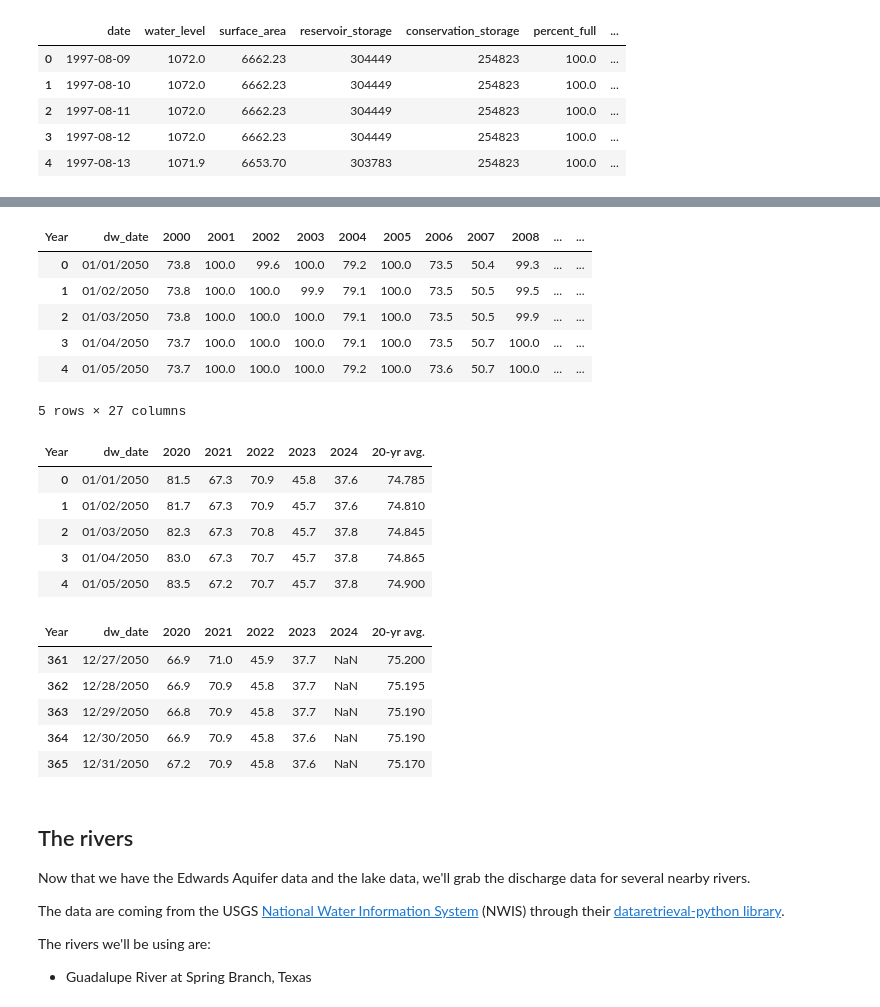
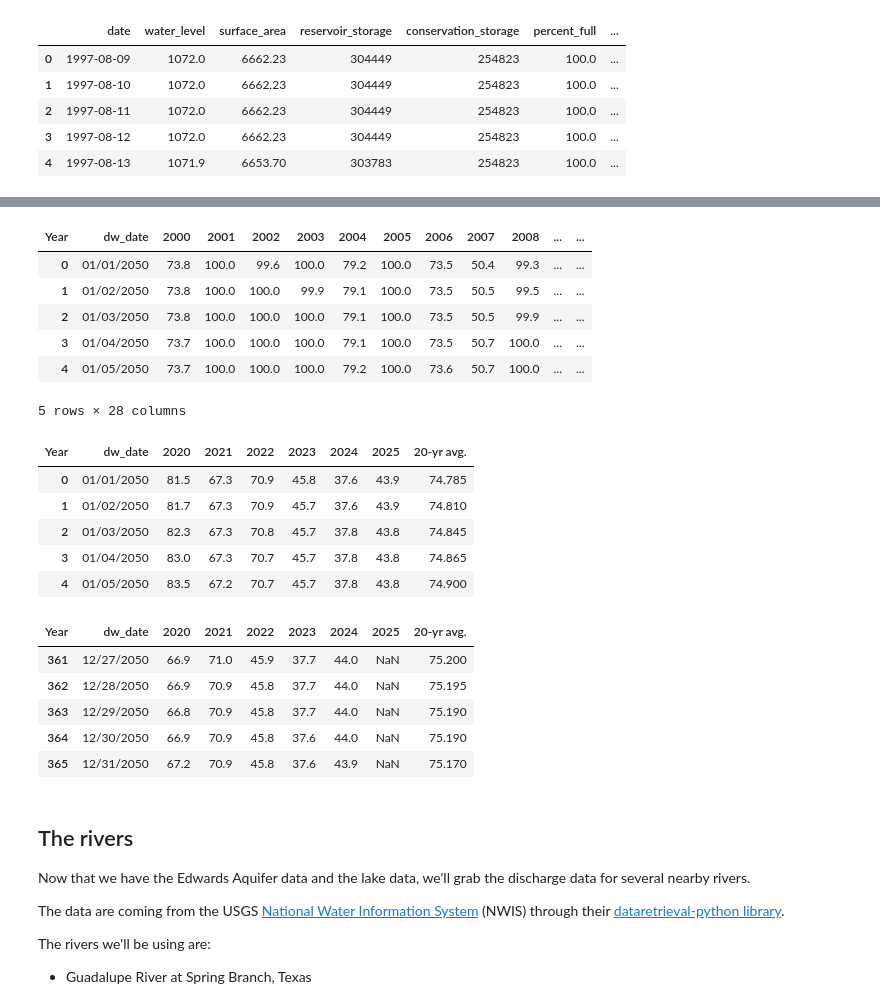
Before and after one commit to Houston-Chronicle/sa-water-levels, a Jupyter notebook: notebooks/collect-data.ipynb, the cells around one changed output, grey strips where cells are left out. Cells and saved outputs as stored; diff of their text form; code cells hidden in the pictures.

```diff
--- a/notebooks/collect-data.ipynb
+++ b/notebooks/collect-data.ipynb
@@ -26,5 +31,16 @@ import pandas as pd
 # We use this library to streamline the process of downloading data from the USGS
 import dataretrieval.nwis as nwis
+# %%
+#set up the s3 pipeline
+cp = configparser.ConfigParser(interpolation=None)
+cp.read('../.env')
+os.environ["AWS_ACCESS_KEY_ID"] = cp.get('s3', 'key_id')
+os.environ["AWS_SECRET_ACCESS_KEY"] = cp.get('s3', 'secret_key')
+s3 = boto3.resource('s3')
+
+bucket_str = 'sfc-project-files'
+datateam_str = 'tx-data'
+project_str = 'sa-water-levels'
 # %% [markdown]
 ## Edwards Aquifer water levels
 
@@ -277,31 +323,40 @@ display(canyon_lake_avg.tail())
 # %%
 travis_lake_full_data_df['20-yr avg.'] = travis_lake_full_data_df.iloc[:,1:21].mean(axis=1)
 travis_lake_avg = travis_lake_full_data_df.drop(labels=list(travis_lake_full_data_df.iloc[:,1:21].columns),axis=1)
 
-travis_lake_avg.to_csv('../output/aquifers/avg/travis_lake_data_avg.csv', index=False)
+travis_lake_avg_filename = 'travis_lake_data_avg.csv'
+travis_lake_avg.to_csv(f'../output/aquifers/avg/{travis_lake_avg_filename}', index=False)
+
+#send to s3 for auto updating
+csv_buffer = StringIO()
+travis_lake_avg.to_csv(csv_buffer)
+
+s3.Object(bucket_str, f'{datateam_str}/{project_str}/{travis_lake_avg_filename}').put(Body=csv_buffer.getvalue())
+
+#checkit
 display(travis_lake_full_data_df.head())
 display(travis_lake_avg.head())
 display(travis_lake_avg.tail())
 # %% [output]
 | Year | dw_date | 2000 | 2001 | 2002 | 2003 | 2004 | 2005 | 2006 | 2007 | 2008 | ... | ... |
 | 0 | 01/01/2050 | 73.8 | 100.0 | 99.6 | 100.0 | 79.2 | 100.0 | 73.5 | 50.4 | 99.3 | ... | ... |
 | 1 | 01/02/2050 | 73.8 | 100.0 | 100.0 | 99.9 | 79.1 | 100.0 | 73.5 | 50.5 | 99.5 | ... | ... |
 | 2 | 01/03/2050 | 73.8 | 100.0 | 100.0 | 100.0 | 79.1 | 100.0 | 73.5 | 50.5 | 99.9 | ... | ... |
 | 3 | 01/04/2050 | 73.7 | 100.0 | 100.0 | 100.0 | 79.1 | 100.0 | 73.5 | 50.7 | 100.0 | ... | ... |
 | 4 | 01/05/2050 | 73.7 | 100.0 | 100.0 | 100.0 | 79.2 | 100.0 | 73.6 | 50.7 | 100.0 | ... | ... |
-5 rows × 27 columns
+5 rows × 28 columns
-| Year | dw_date | 2020 | 2021 | 2022 | 2023 | 2024 | 20-yr avg. |
-| 0 | 01/01/2050 | 81.5 | 67.3 | 70.9 | 45.8 | 37.6 | 74.785 |
-| 1 | 01/02/2050 | 81.7 | 67.3 | 70.9 | 45.7 | 37.6 | 74.810 |
-| 2 | 01/03/2050 | 82.3 | 67.3 | 70.8 | 45.7 | 37.8 | 74.845 |
-| 3 | 01/04/2050 | 83.0 | 67.3 | 70.7 | 45.7 | 37.8 | 74.865 |
-| 4 | 01/05/2050 | 83.5 | 67.2 | 70.7 | 45.7 | 37.8 | 74.900 |
+| Year | dw_date | 2020 | 2021 | 2022 | 2023 | 2024 | 2025 | 20-yr avg. |
+| 0 | 01/01/2050 | 81.5 | 67.3 | 70.9 | 45.8 | 37.6 | 43.9 | 74.785 |
+| 1 | 01/02/2050 | 81.7 | 67.3 | 70.9 | 45.7 | 37.6 | 43.9 | 74.810 |
+| 2 | 01/03/2050 | 82.3 | 67.3 | 70.8 | 45.7 | 37.8 | 43.8 | 74.845 |
+| 3 | 01/04/2050 | 83.0 | 67.3 | 70.7 | 45.7 | 37.8 | 43.8 | 74.865 |
+| 4 | 01/05/2050 | 83.5 | 67.2 | 70.7 | 45.7 | 37.8 | 43.8 | 74.900 |
-| Year | dw_date | 2020 | 2021 | 2022 | 2023 | 2024 | 20-yr avg. |
-| 361 | 12/27/2050 | 66.9 | 71.0 | 45.9 | 37.7 | NaN | 75.200 |
-| 362 | 12/28/2050 | 66.9 | 70.9 | 45.8 | 37.7 | NaN | 75.195 |
-| 363 | 12/29/2050 | 66.8 | 70.9 | 45.8 | 37.7 | NaN | 75.190 |
-| 364 | 12/30/2050 | 66.9 | 70.9 | 45.8 | 37.6 | NaN | 75.190 |
-| 365 | 12/31/2050 | 67.2 | 70.9 | 45.8 | 37.6 | NaN | 75.170 |
+| Year | dw_date | 2020 | 2021 | 2022 | 2023 | 2024 | 2025 | 20-yr avg. |
+| 361 | 12/27/2050 | 66.9 | 71.0 | 45.9 | 37.7 | 44.0 | NaN | 75.200 |
+| 362 | 12/28/2050 | 66.9 | 70.9 | 45.8 | 37.7 | 44.0 | NaN | 75.195 |
+| 363 | 12/29/2050 | 66.8 | 70.9 | 45.8 | 37.7 | 44.0 | NaN | 75.190 |
+| 364 | 12/30/2050 | 66.9 | 70.9 | 45.8 | 37.6 | 44.0 | NaN | 75.190 |
+| 365 | 12/31/2050 | 67.2 | 70.9 | 45.8 | 37.6 | 43.9 | NaN | 75.170 |
 # %% [markdown]
 ## The rivers
 
```
Also changed, not shown: parts of 10 cells of this notebook, 25 other files.
